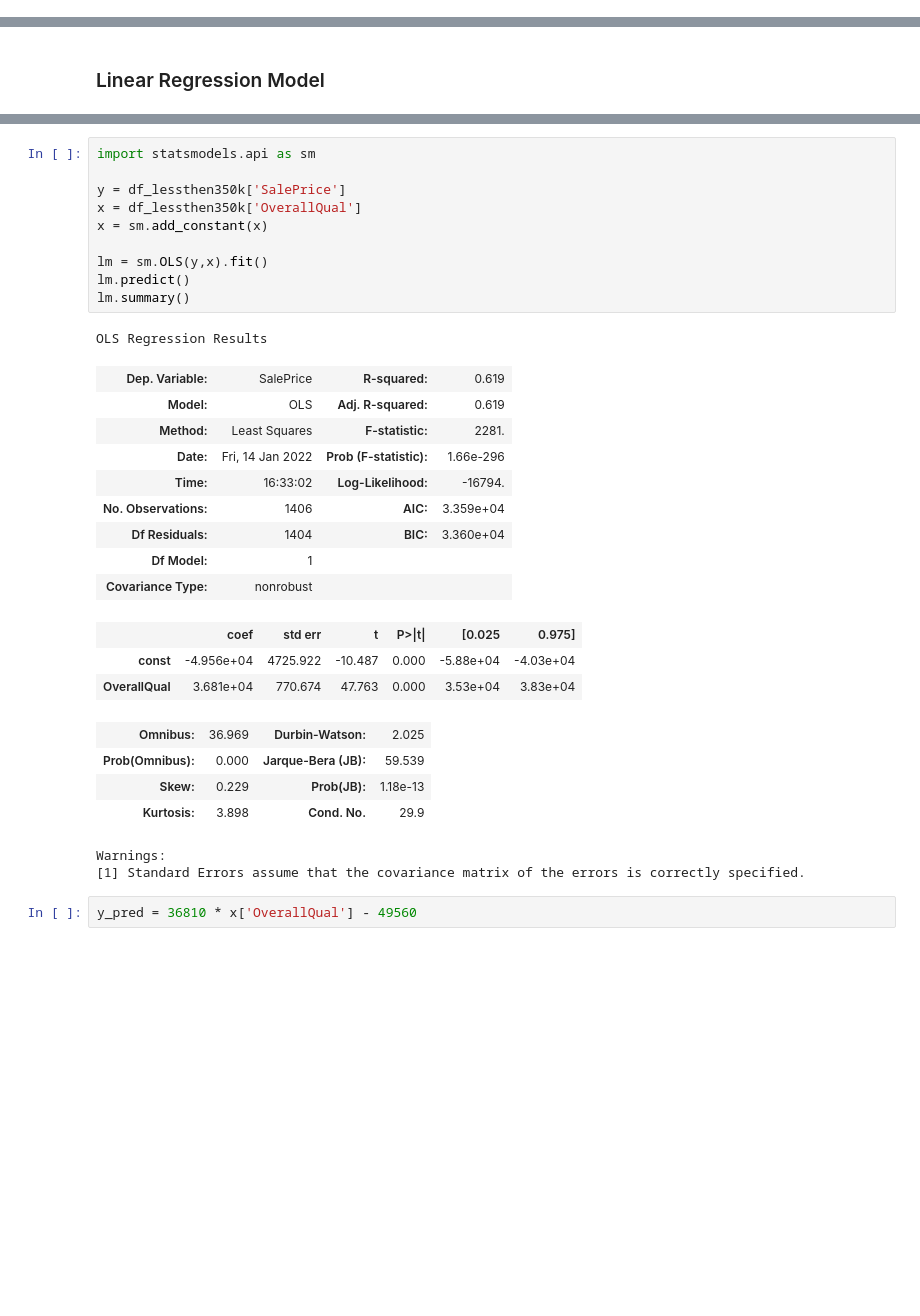
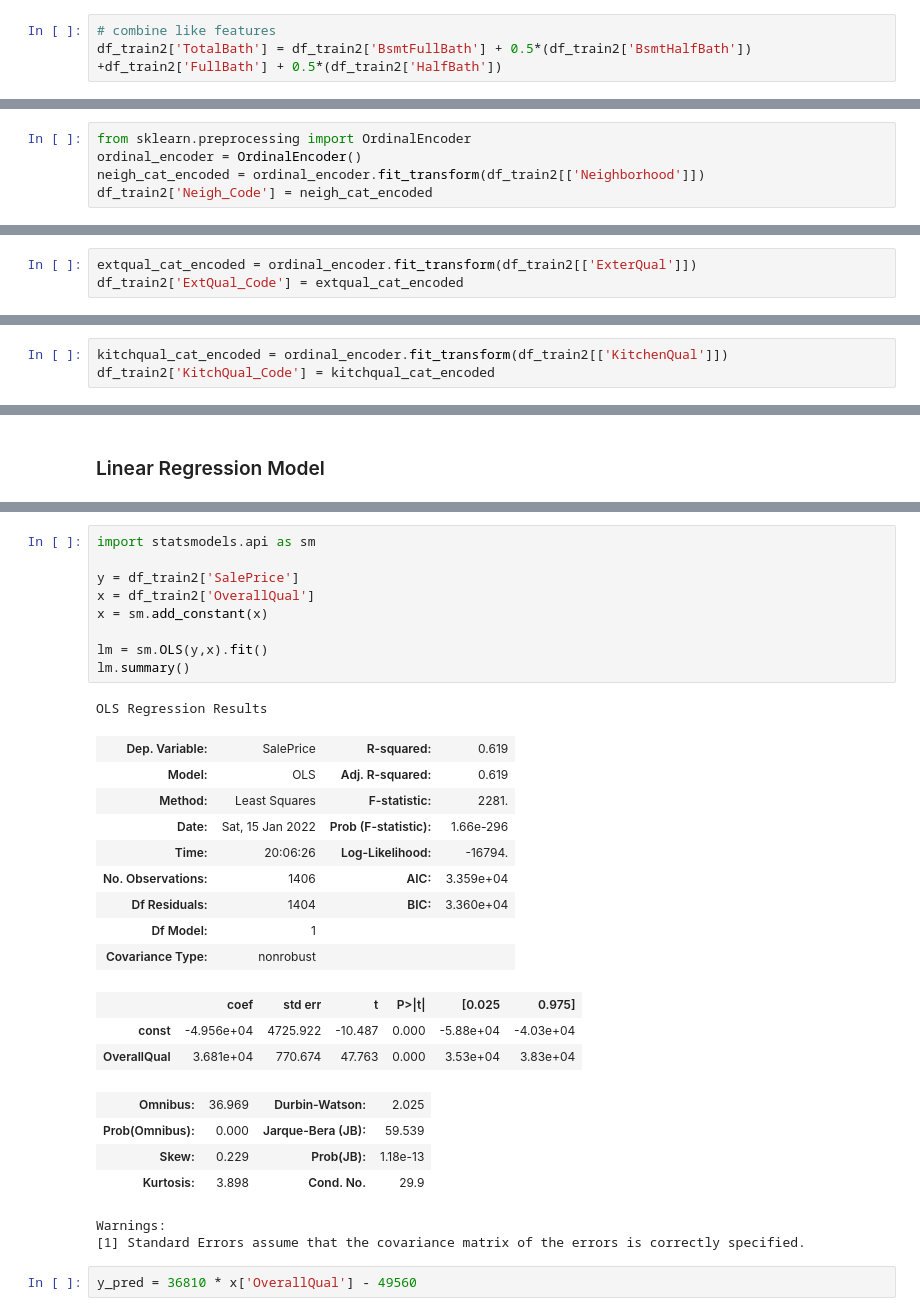
Before and after one commit to erinmcmahon26/Housing-Prices-Regression, a Jupyter notebook: Housing_Prices_Regression.ipynb, the cells around one changed output, grey strips where cells are left out. Saved outputs shown, nothing was run; the diff lists cells and outputs as text; blank space fills up the shorter version.

```diff
--- a/Housing_Prices_Regression.ipynb
+++ b/Housing_Prices_Regression.ipynb
@@ -277,0 +152,3 @@ print('P-value for anova is: ', anovaresult[1])
+# %%
+# combine like features
+df_train2['TotalBath'] = df_train2['BsmtFullBath'] + 0.5*(df_train2['BsmtHalfBath']) +df_train2['FullBath'] + 0.5*(df_train2['HalfBath'])
@@ -277,0 +280,5 @@ print('P-value for anova is: ', anovaresult[1])
+# %%
+from sklearn.preprocessing import OrdinalEncoder
+ordinal_encoder = OrdinalEncoder()
+neigh_cat_encoded = ordinal_encoder.fit_transform(df_train2[['Neighborhood']])
+df_train2['Neigh_Code'] = neigh_cat_encoded
@@ -277,0 +291,3 @@ print('P-value for anova is: ', anovaresult[1])
+# %%
+extqual_cat_encoded = ordinal_encoder.fit_transform(df_train2[['ExterQual']])
+df_train2['ExtQual_Code'] = extqual_cat_encoded
@@ -277,0 +299,3 @@ print('P-value for anova is: ', anovaresult[1])
+# %%
+kitchqual_cat_encoded = ordinal_encoder.fit_transform(df_train2[['KitchenQual']])
+df_train2['KitchQual_Code'] = kitchqual_cat_encoded
@@ -315,20 +379,19 @@ array([[ 0.6195948 ],
 # %%
 import statsmodels.api as sm
 
-y = df_lessthen350k['SalePrice']
-x = df_lessthen350k['OverallQual']
+y = df_train2['SalePrice']
+x = df_train2['OverallQual']
 x = sm.add_constant(x)
 
 lm = sm.OLS(y,x).fit()
-lm.predict()
 lm.summary()
 # %% [output]
 OLS Regression Results
 | Dep. Variable: | SalePrice | R-squared: | 0.619 |
 | Model: | OLS | Adj. R-squared: | 0.619 |
 | Method: | Least Squares | F-statistic: | 2281. |
-| Date: | Fri, 14 Jan 2022 | Prob (F-statistic): | 1.66e-296 |
-| Time: | 16:33:02 | Log-Likelihood: | -16794. |
+| Date: | Sat, 15 Jan 2022 | Prob (F-statistic): | 1.66e-296 |
+| Time: | 20:06:26 | Log-Likelihood: | -16794. |
 | No. Observations: | 1406 | AIC: | 3.359e+04 |
 | Df Residuals: | 1404 | BIC: | 3.360e+04 |
 | Df Model: | 1 |  |  |
```
Also changed, not shown: parts of 88 cells of this notebook.
